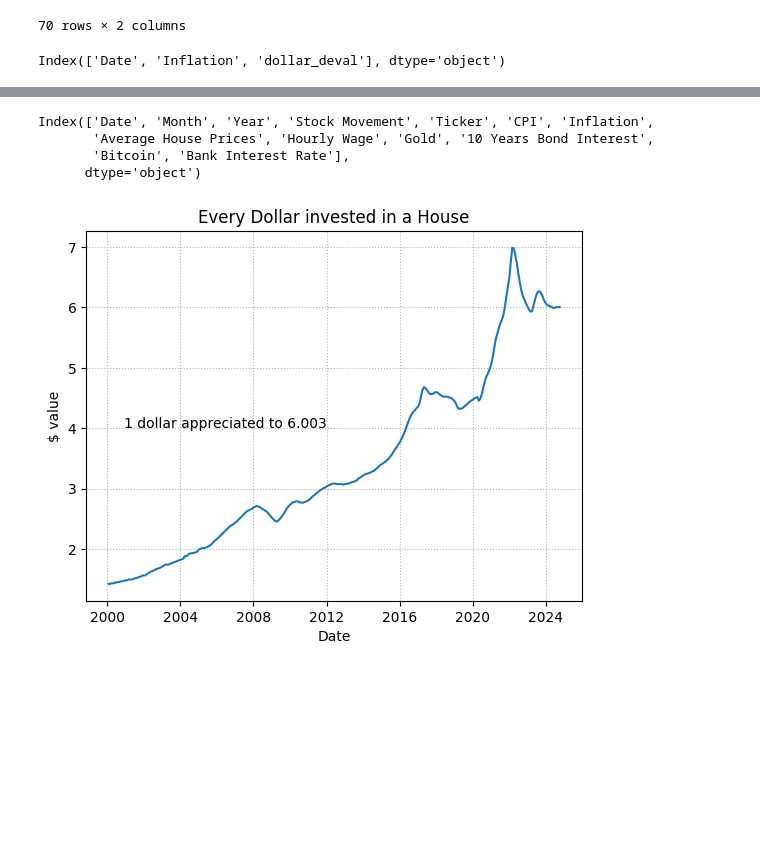
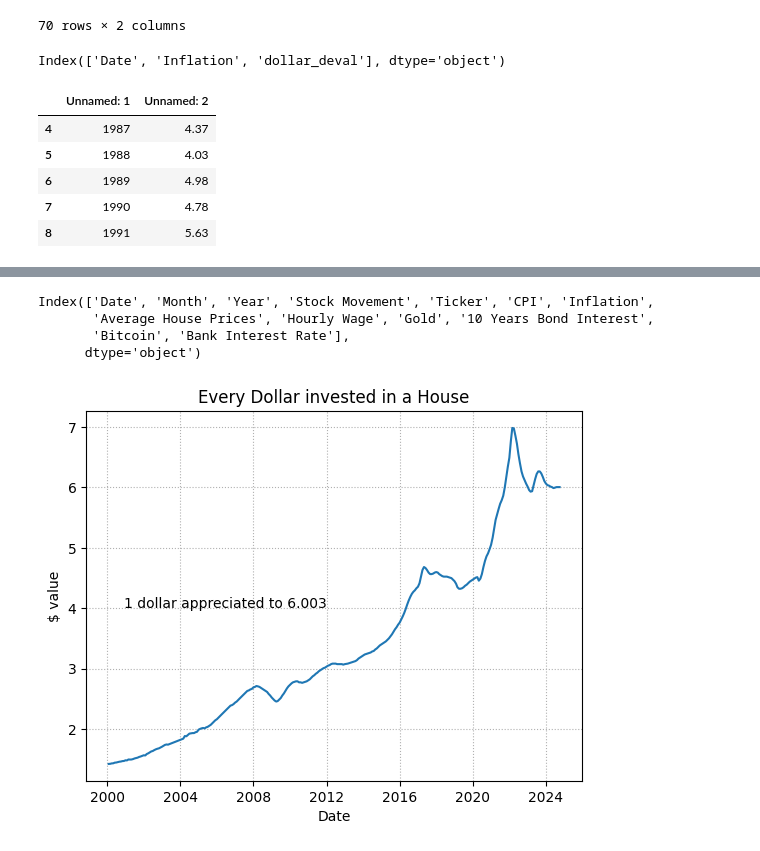
Before and after one commit to mehassanhmood/StoryBoard, a Jupyter notebook: data_processing.ipynb, the cells around one changed output, grey strips where cells are left out. Cells and saved outputs as stored; diff of their text form; code cells hidden in the pictures; blank space fills up the shorter version.

```diff
--- a/data_processing.ipynb
+++ b/data_processing.ipynb
@@ -58,0 +61,13 @@ with open("dollarDevaluation.json", "w") as file:
+# %%
+inflation = pd.read_excel("./public/Infaltion.xlsx",sheet_name="Data")
+# %%
+inflation = inflation.iloc[4:-6,[1,2]]
+# %%
+inflation.head()
+# %% [output]
+|  | Unnamed: 1 | Unnamed: 2 |
+| 4 | 1987 | 4.37 |
+| 5 | 1988 | 4.03 |
+| 6 | 1989 | 4.98 |
+| 7 | 1990 | 4.78 |
+| 8 | 1991 | 5.63 |
```
Also changed, not shown: parts of 14 cells of this notebook, 5 other files.
